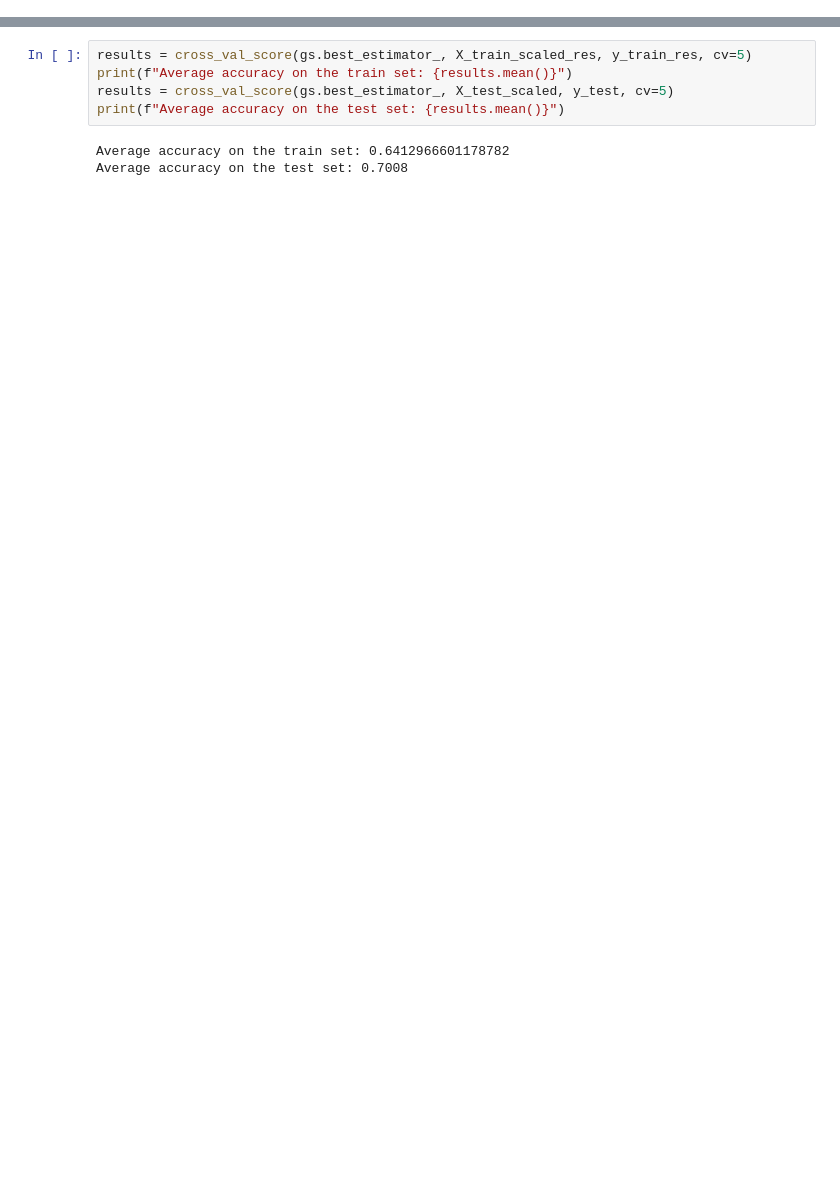
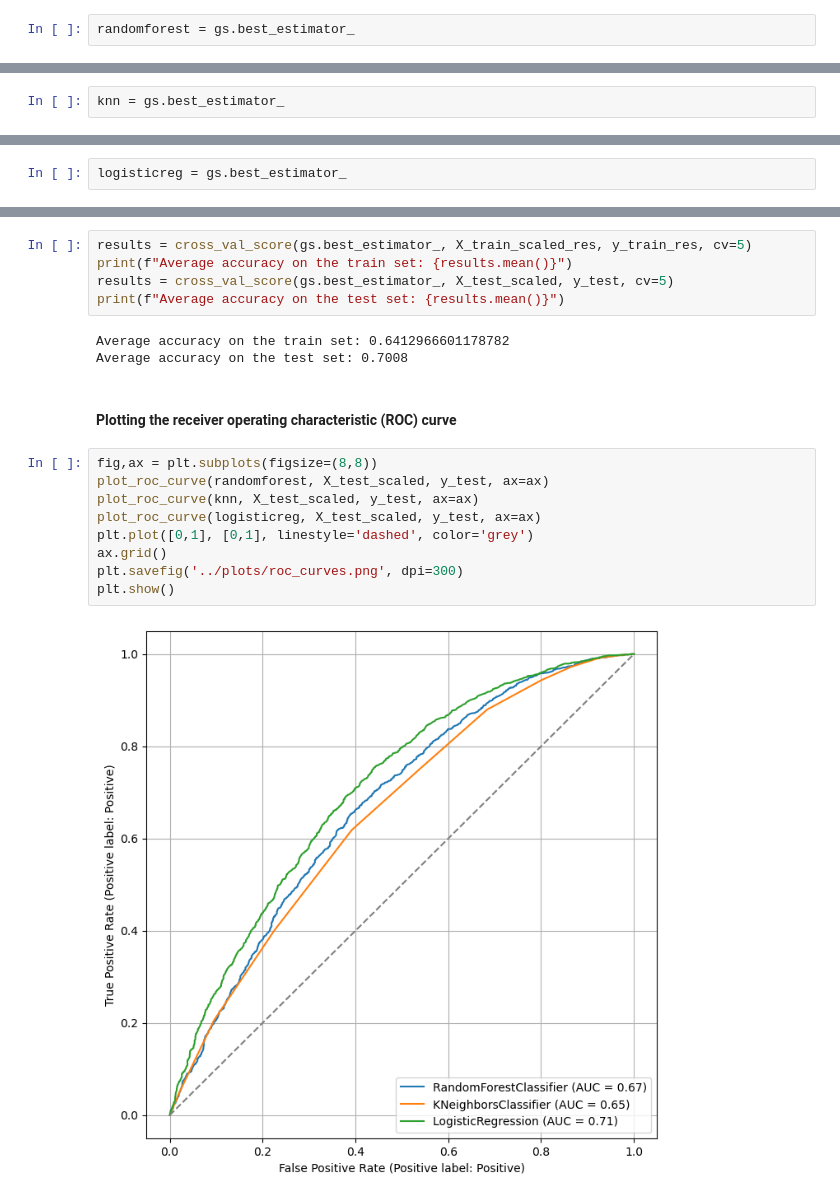
Before and after one commit to OliverEves/final_bootcamp_project, a Jupyter notebook: notebooks/prediction.ipynb, the cells around one changed output, grey strips where cells are left out. Cells and saved outputs as stored; diff of their text form; blank space fills up the shorter version.

```diff
--- a/notebooks/prediction.ipynb
+++ b/notebooks/prediction.ipynb
@@ -245,0 +251,2 @@ cohen_kappa_score(y_test, y_test_pred)
+# %%
+randomforest = gs.best_estimator_
@@ -318,0 +335,2 @@ accuracy_score(y_test, y_test_pred)
+# %%
+knn = gs.best_estimator_
@@ -370,3 +399,5 @@ y_test_pred  = gs.predict(X_test_scaled)
 cohen_kappa_score(y_test, y_test_pred)
 # %% [output]
 0.282259864425782
+# %%
+logisticreg = gs.best_estimator_
@@ -391,3 +429,16 @@ print(f"Average accuracy on the test set: {results.mean()}")
 # %% [output]
 Average accuracy on the train set: 0.6412966601178782
 Average accuracy on the test set: 0.7008
+# %% [markdown]
+#### Plotting the receiver operating characteristic (ROC) curve
+# %%
+fig,ax = plt.subplots(figsize=(8,8))
+plot_roc_curve(randomforest, X_test_scaled, y_test, ax=ax)
+plot_roc_curve(knn, X_test_scaled, y_test, ax=ax)
+plot_roc_curve(logisticreg, X_test_scaled, y_test, ax=ax)
+plt.plot([0,1], [0,1], linestyle='dashed', color='grey')
+ax.grid()
+plt.savefig('../plots/roc_curves.png', dpi=300)
+plt.show()
+# %% [output]
+[figure, added]
```
Also changed, not shown: parts of 28 cells of this notebook, 22 other files.
